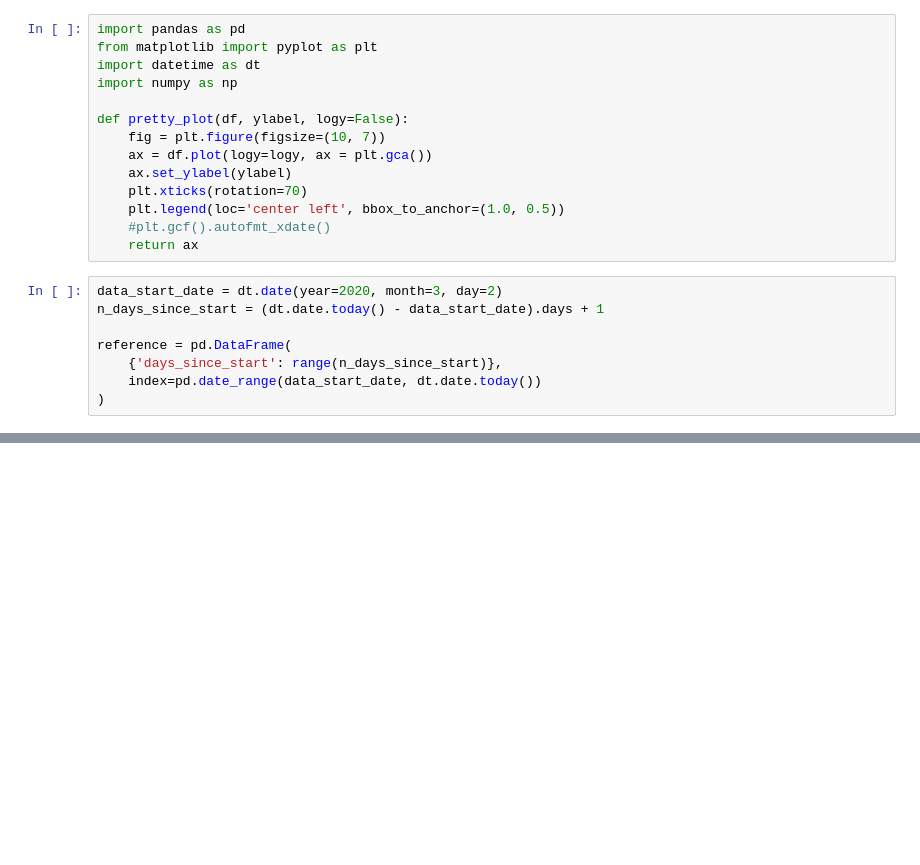
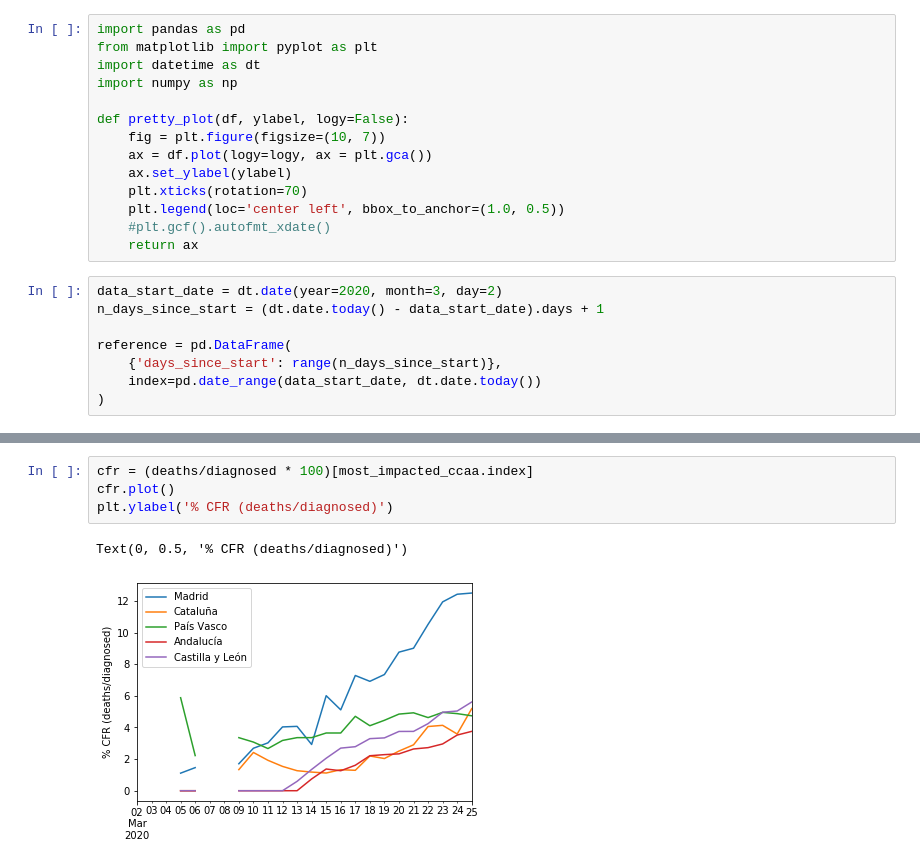
Before and after one commit to atibaup/covid-spain, a Jupyter notebook: notebooks/001_plots.ipynb, the cells around one changed output, grey strips where cells are left out. Saved outputs shown, nothing was run; the diff lists cells and outputs as text; blank space fills up the shorter version.

```diff
--- a/notebooks/001_plots.ipynb
+++ b/notebooks/001_plots.ipynb
@@ -56,0 +72,7 @@ pretty_plot(deaths[most_impacted_ccaa.index], 'deaths', logy=True)
+# %%
+cfr = (deaths/diagnosed * 100)[most_impacted_ccaa.index]
+cfr.plot()
+plt.ylabel('% CFR (deaths/diagnosed)')
+# %% [output]
+Text(0, 0.5, '% CFR (deaths/diagnosed)')
+[figure, added]
```
Also changed, not shown: parts of 10 cells of this notebook, 6 other files.
